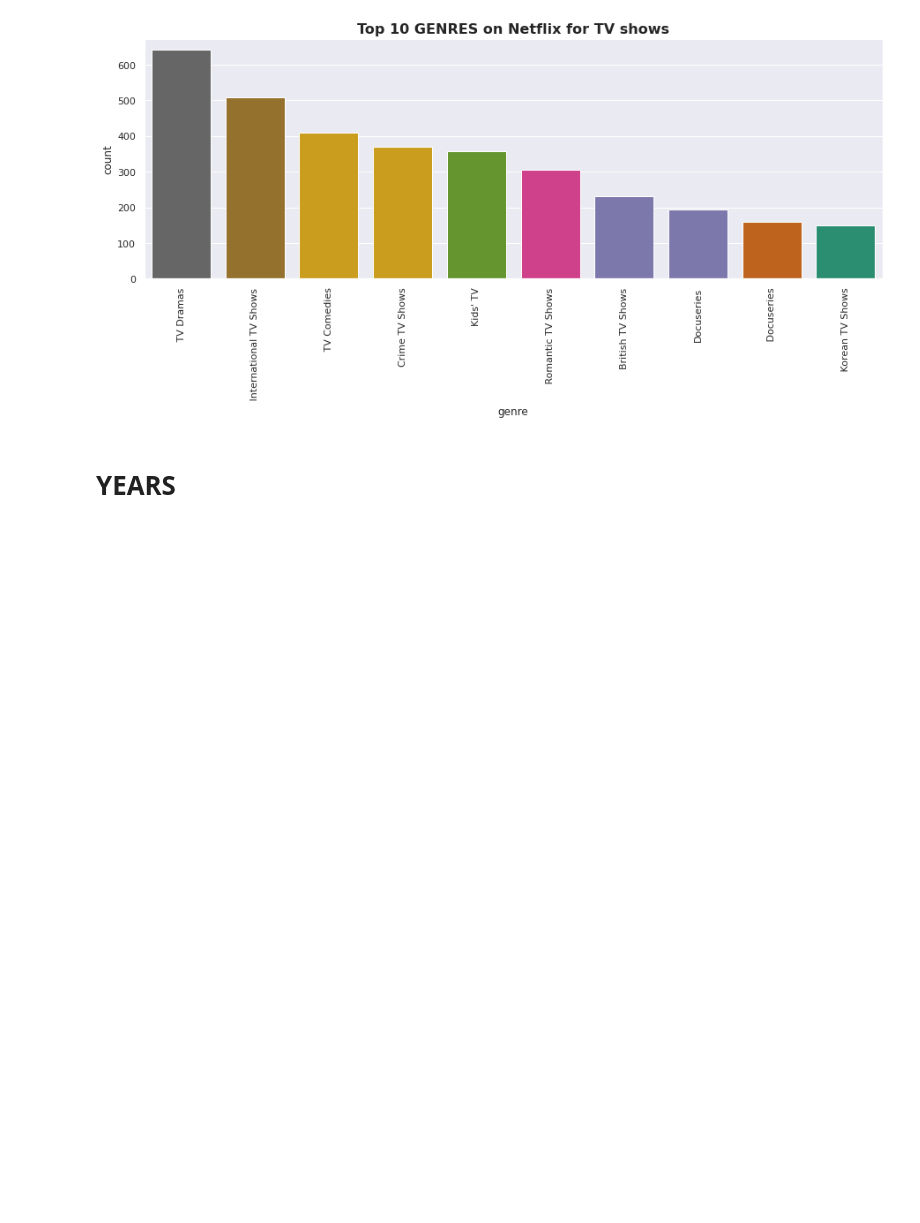
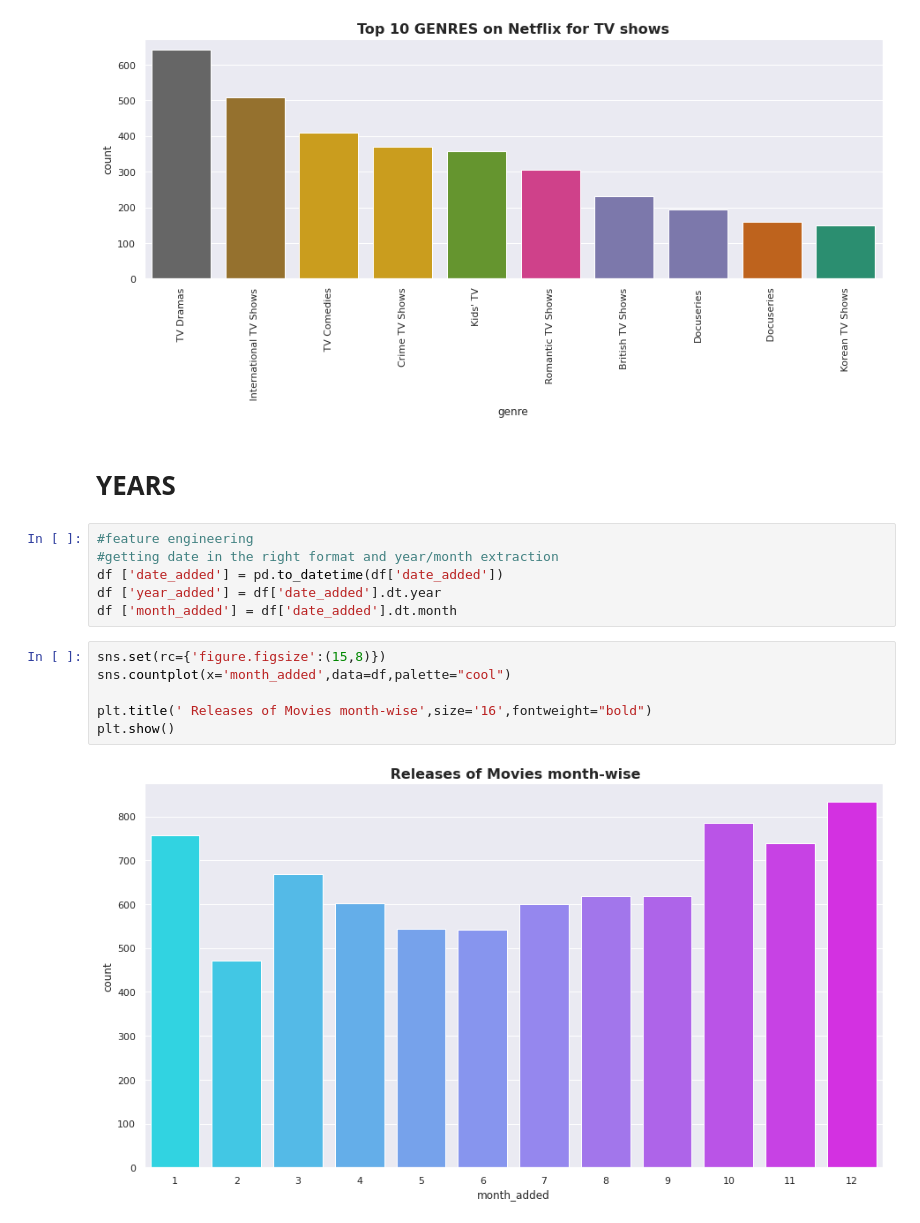
Before and after one commit to shashankbhatia15/NETFLIX-MOVIES-AND-TV-SHOWS-CLUSTERING, a Jupyter notebook: NETFLIX_MOVIES_AND_TV_SHOWS_CLUSTERING.ipynb, the cells around one changed output. Cells and saved outputs as stored; diff of their text form; blank space fills up the shorter version.

```diff
--- a/NETFLIX_MOVIES_AND_TV_SHOWS_CLUSTERING.ipynb
+++ b/NETFLIX_MOVIES_AND_TV_SHOWS_CLUSTERING.ipynb
@@ -393,3 +393,17 @@ plt.show()
 [figure]
 # %% [markdown]
 # **YEARS**
+# %%
+#feature engineering
+#getting date in the right format and year/month extraction
+df ['date_added'] = pd.to_datetime(df['date_added'])
+df ['year_added'] = df['date_added'].dt.year
+df ['month_added'] = df['date_added'].dt.month
+# %%
+sns.set(rc={'figure.figsize':(15,8)})
+sns.countplot(x='month_added',data=df,palette="cool")
+
+plt.title(' Releases of Movies month-wise',size='16',fontweight="bold")
+plt.show()
+# %% [output]
+[figure, added]
```
Also changed, not shown: parts of 9 cells of this notebook.
